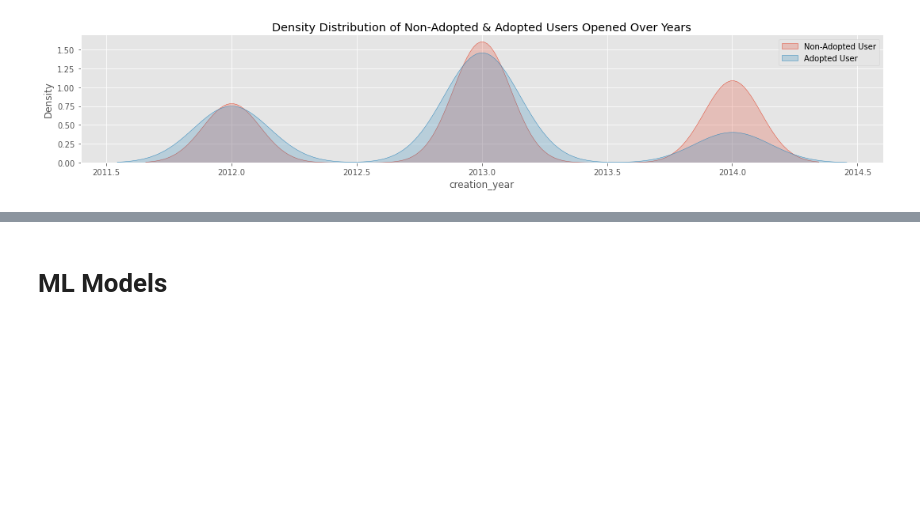
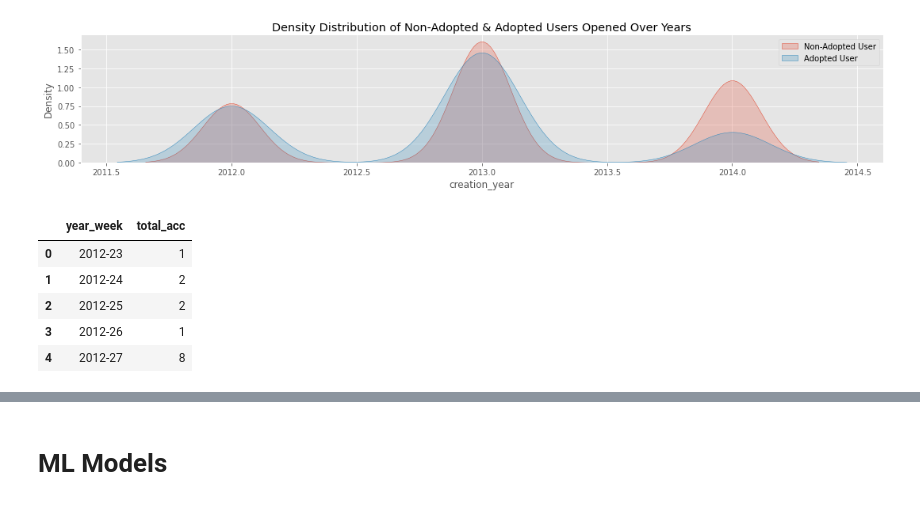
Before and after one commit to Jeyramana/GUVI_Assignments, a Jupyter notebook: Assignment_3/user.ipynb, the cells around one changed output, grey strips where cells are left out. Drawn from its saved outputs; the diff is of its cells as text; code cells hidden in the pictures; blank space fills up the shorter version.

```diff
--- a/Assignment_3/user.ipynb
+++ b/Assignment_3/user.ipynb
@@ -1214,3 +1214,13 @@ plt.legend(labels=['Non-Adopted User', 'Adopted User'])
 plt.show()
 # %% [output]
 [figure]
+# %%
+week_performance = adopted_user_df.groupby(['year_week'])['user_id'].value_counts().sum(level=0).reset_index(name='total_acc')
+week_performance.head()
+# %% [output]
+|  | year_week | total_acc |
+| 0 | 2012-23 | 1 |
+| 1 | 2012-24 | 2 |
+| 2 | 2012-25 | 2 |
+| 3 | 2012-26 | 1 |
+| 4 | 2012-27 | 8 |
```
Also changed, not shown: parts of 3 cells of this notebook.
